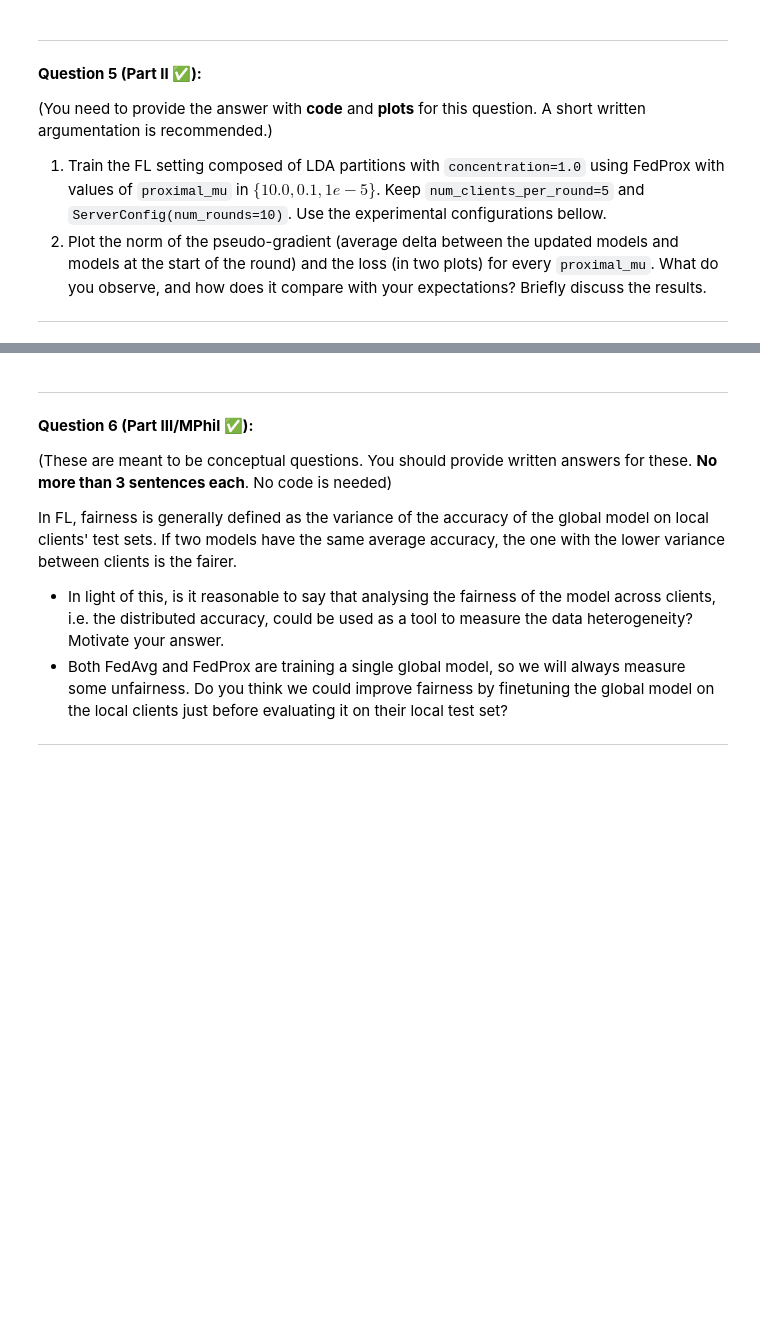
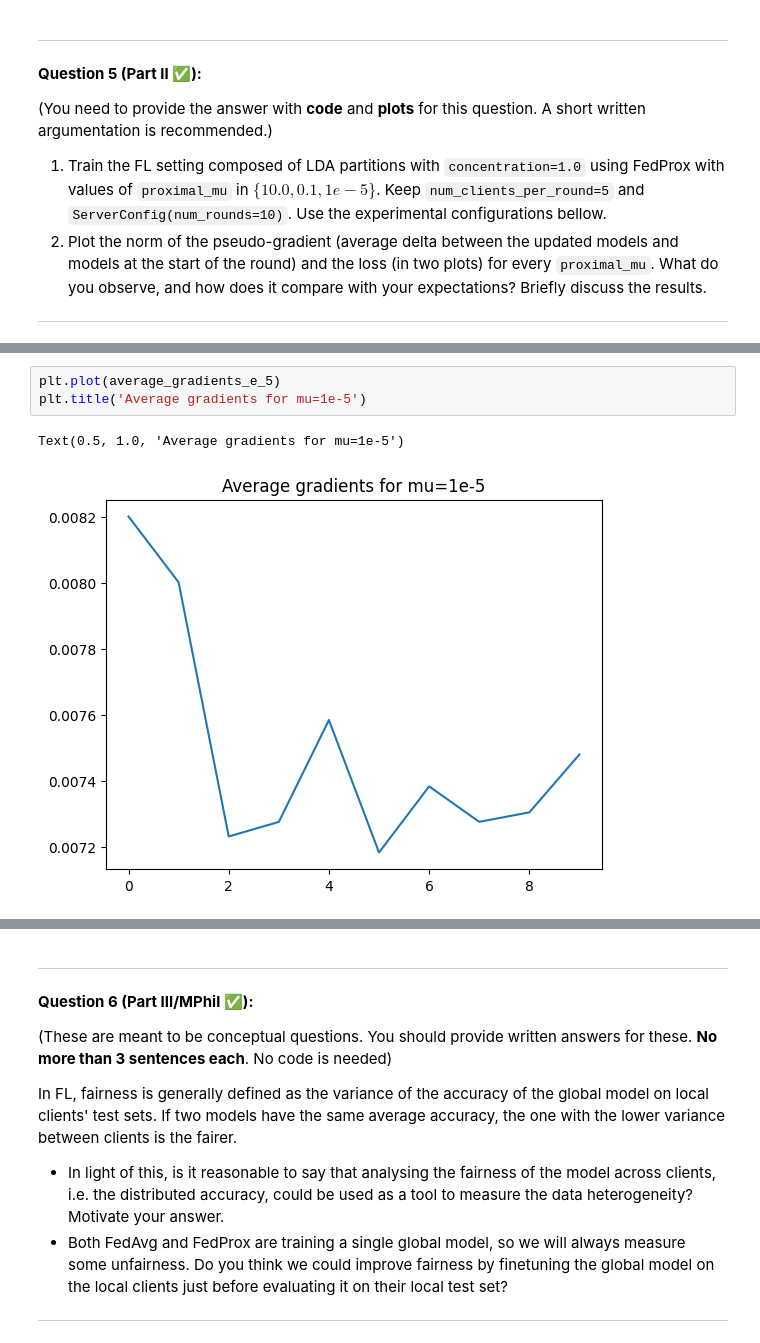
Before and after one commit to angnicholas26/L361-lab2-submission, a Jupyter notebook: L361_2025_Lab_2_1_Data_Heterogeneity.ipynb, the cells around one changed output, grey strips where cells are left out. Drawn from its saved outputs; the diff is of its cells as text; blank space fills up the shorter version.

```diff
--- a/L361_2025_Lab_2_1_Data_Heterogeneity.ipynb
+++ b/L361_2025_Lab_2_1_Data_Heterogeneity.ipynb
@@ -1959,0 +2099,6 @@ fedprox_flower_client_generator: Callable[[str], FlowerClient] = (
+# %%
+plt.plot(average_gradients_e_5)
+plt.title('Average gradients for mu=1e-5')
+# %% [output]
+Text(0.5, 1.0, 'Average gradients for mu=1e-5')
+[figure, added]
```
Also changed, not shown: parts of 17 cells of this notebook.
